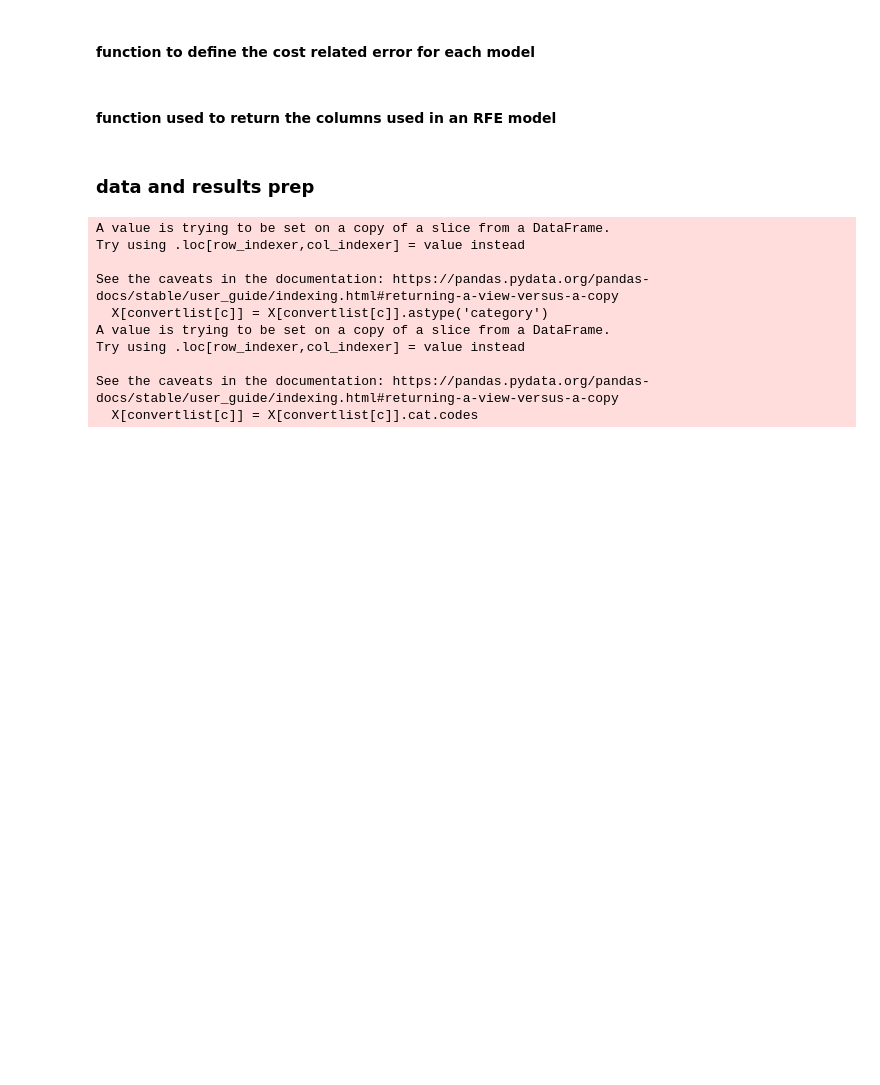
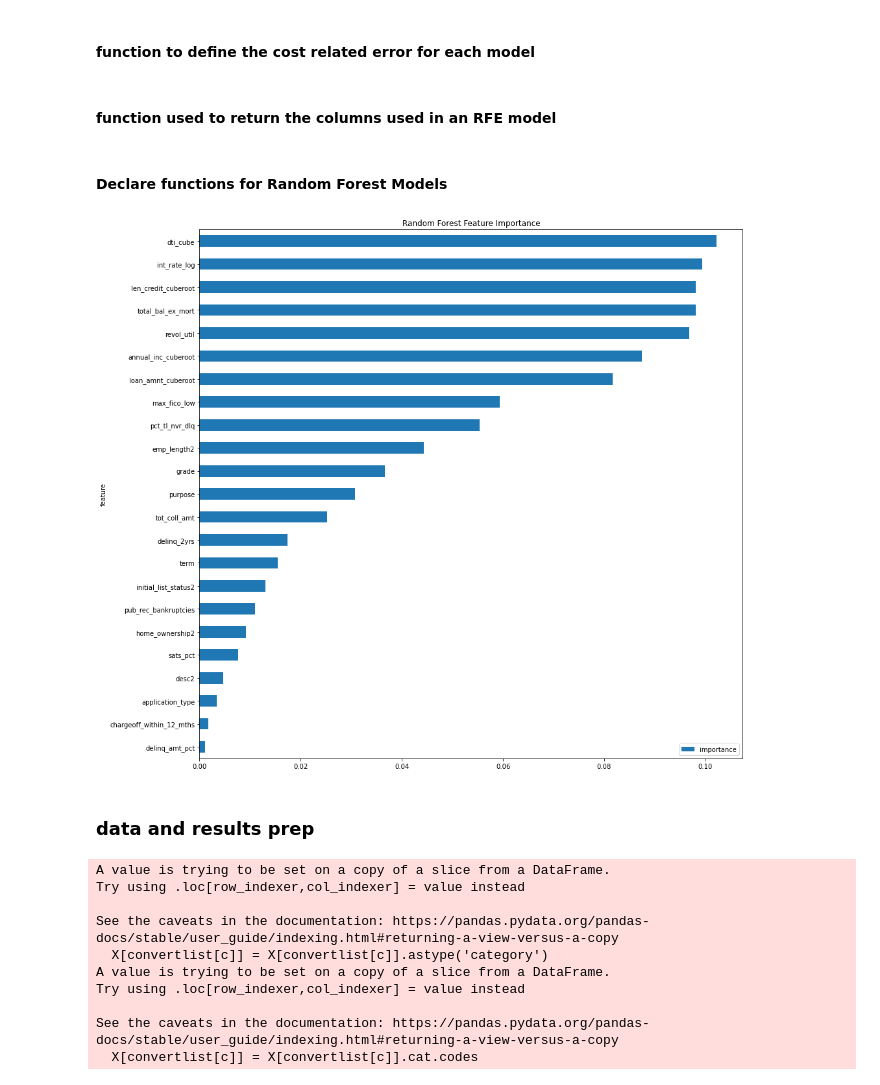
Before and after one commit to clescher/MSDS498, a Jupyter notebook: Model Master Code.ipynb, the cells around one changed output. Saved outputs shown, nothing was run; the diff lists cells and outputs as text; code cells hidden in the pictures; blank space fills up the shorter version.

```diff
--- a/Model Master Code.ipynb
+++ b/Model Master Code.ipynb
@@ -104,6 +113,21 @@ def cols_used(model):
                 }
             )
     return pd.DataFrame(d)
+# %% [markdown]
+#### Declare functions for Random Forest Models
+# %%
+def importance_of_features(model, title):
+    features = pd.DataFrame()
+    features['feature'] = X_train.columns
+    features['importance'] = model.feature_importances_
+    features.sort_values(by=['importance'], ascending = True, inplace = True)
+    features.set_index('feature', inplace = True)
+    features.plot(kind = 'barh', figsize = (15,15), title = title + " Feature Importance")
+    plt.savefig(title + " Feature Importance", bbox_inches='tight', dpi=250)
+# %%
+importance_of_features(model5, 'Random Forest')
+# %% [output]
+[figure, added]
 # %% [markdown]
 ### data and results prep
 # %%
```
Also changed, not shown: parts of 27 cells of this notebook.
